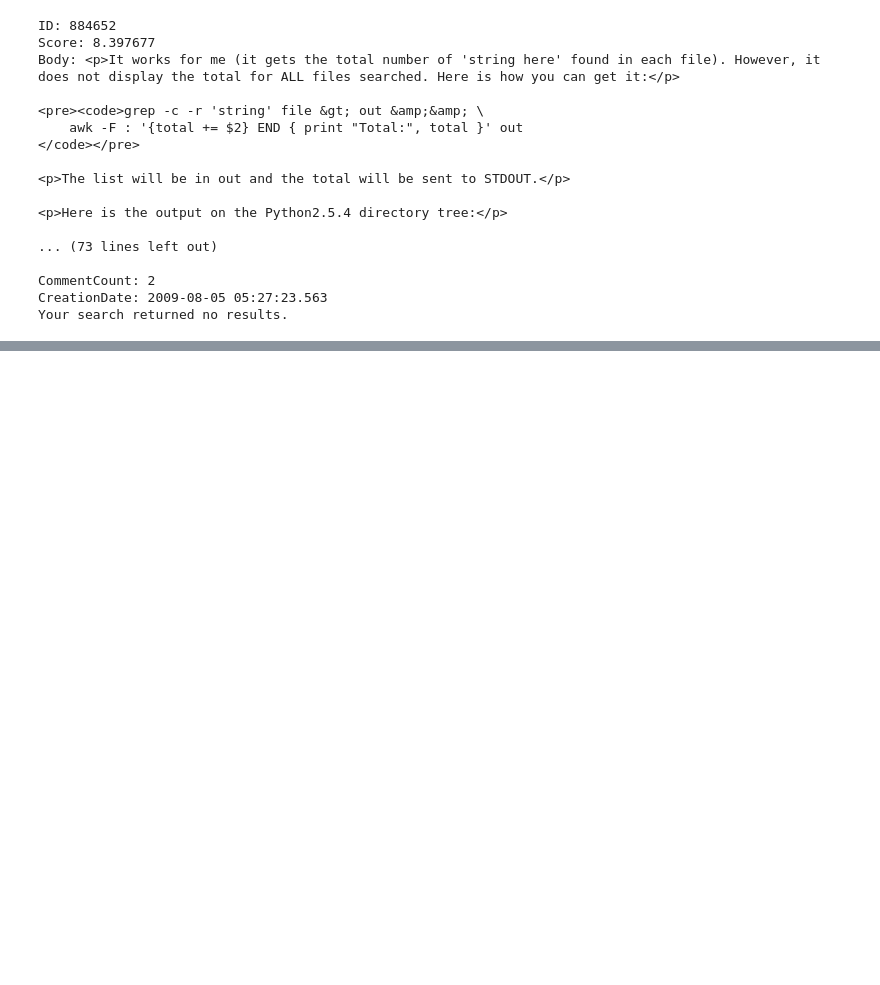
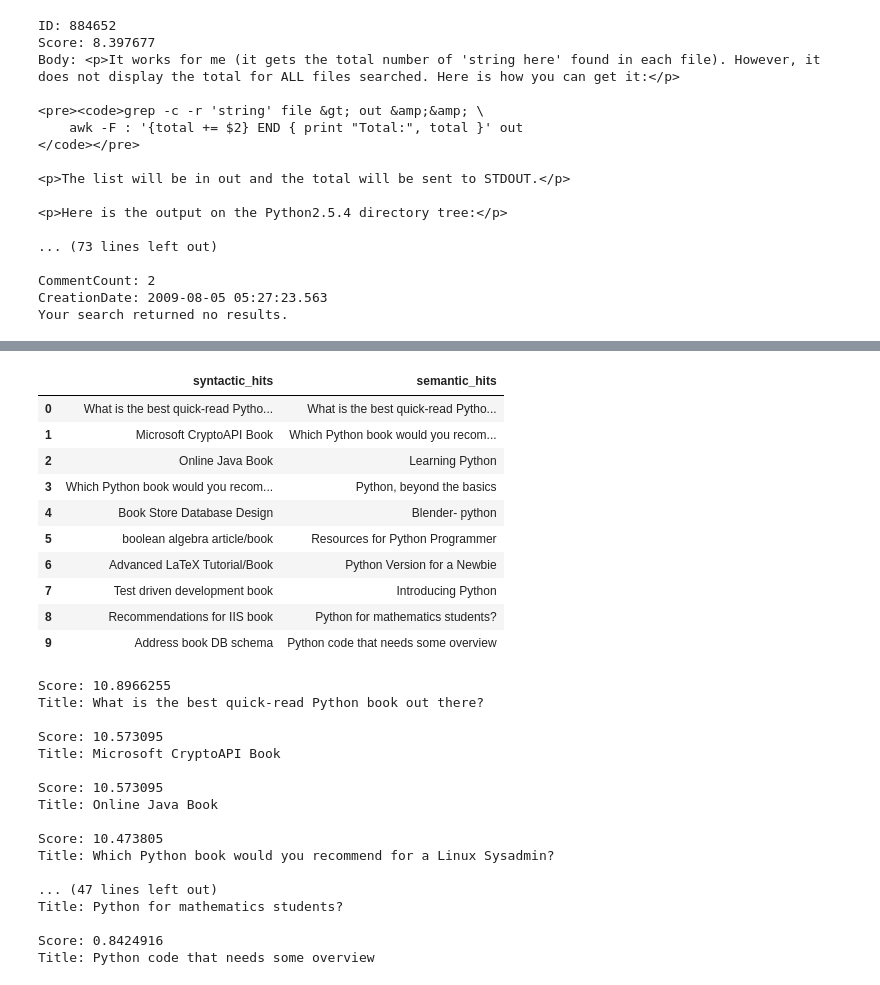
Before and after one commit to Carda01/SearchEngines_benchmark, a Jupyter notebook: elasticsearch/elasticsearch.ipynb, the cells around one changed output, grey strips where cells are left out. Saved outputs shown, nothing was run; the diff lists cells and outputs as text; code cells hidden in the pictures; blank space fills up the shorter version.

Commit message:
semantic search

```diff
--- a/elasticsearch/elasticsearch.ipynb
+++ b/elasticsearch/elasticsearch.ipynb
@@ -183,0 +199,7 @@ Your search returned no results.
+# %%
+from elasticsearch import exceptions
+import time
+import numpy as np
+from sentence_transformers import SentenceTransformer
+
+model = SentenceTransformer("all-MiniLM-L6-v2")
@@ -183,0 +289,70 @@ Your search returned no results.
+# %%
+#query = "Search engines"
+query = "Python book"
+
+synt_resp = es.search(
+    index="semantic_html_posts",
+    size=10,
+    query={
+        "match": {
+            "Title": {
+                "query": query
+            }
+        }
+    }
+)
+
+sem_resp = es.search(
+    index="semantic_html_posts",
+    knn={
+        "field": "Semantic_Title",
+        "query_vector": model.encode(query),
+        "k": 10,
+        "num_candidates": 10000,
+    },
+    size=10
+)
+
+synt_hits = [hit["_source"]["Title"] for hit in synt_resp['hits']['hits']]
+sem_hits = [hit["_source"]["Title"] for hit in sem_resp['hits']['hits']]
+dict = {"syntactic_hits": synt_hits, "semantic_hits": sem_hits}
+query_results = pd.DataFrame(dict)
+pd.set_option('display.width', 10000)
+pd.set_option('max_colwidth', 1000)
+display(query_results)
+
+pretty_search_response_semantic(synt_resp)
+print()
+print('-----------------------------------------')
+print()
+print()
+pretty_search_response_semantic(sem_resp)
+# %% [output]
+|  | syntactic_hits | semantic_hits |
+| 0 | What is the best quick-read Pytho... | What is the best quick-read Pytho... |
+| 1 | Microsoft CryptoAPI Book | Which Python book would you recom... |
+| 2 | Online Java Book | Learning Python |
+| 3 | Which Python book would you recom... | Python, beyond the basics |
+| 4 | Book Store Database Design | Blender- python |
+| 5 | boolean algebra article/book | Resources for Python Programmer |
+| 6 | Advanced LaTeX Tutorial/Book | Python Version for a Newbie |
+| 7 | Test driven development book | Introducing Python |
+| 8 | Recommendations for IIS book | Python for mathematics students? |
+| 9 | Address book DB schema | Python code that needs some overview |
+Score: 10.8966255
+Title: What is the best quick-read Python book out there?
+
+Score: 10.573095
+Title: Microsoft CryptoAPI Book
+
+Score: 10.573095
+Title: Online Java Book
+
+Score: 10.473805
+Title: Which Python book would you recommend for a Linux Sysadmin?
+
+... (47 lines left out)
+Title: Python for mathematics students?
+
+Score: 0.8424916
+Title: Python code that needs some overview
```
Also changed, not shown: parts of 11 cells of this notebook.
